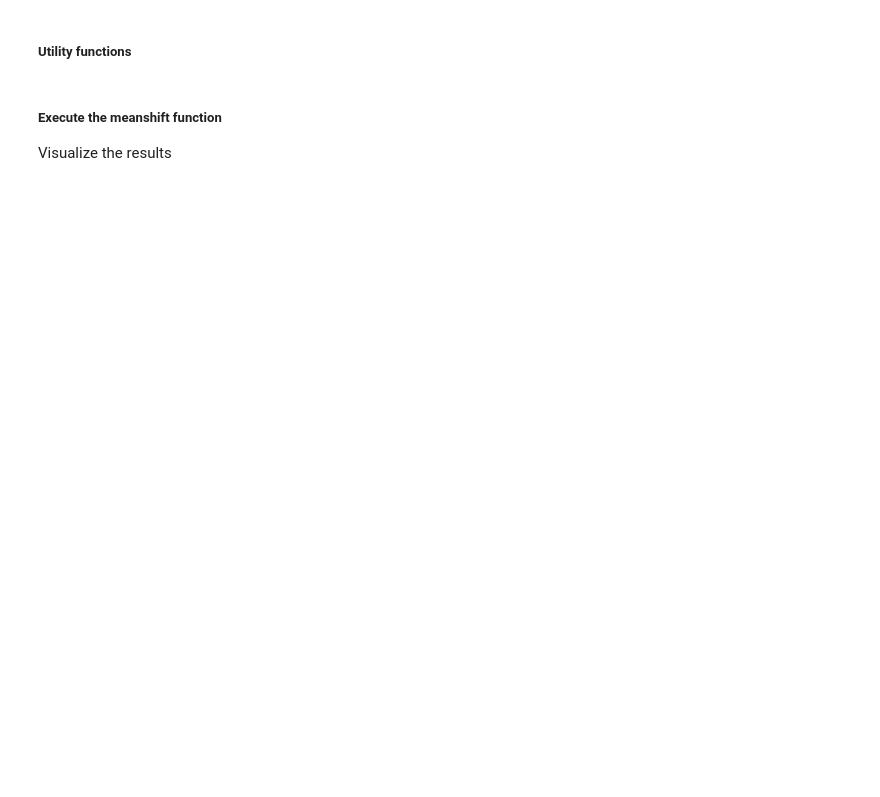
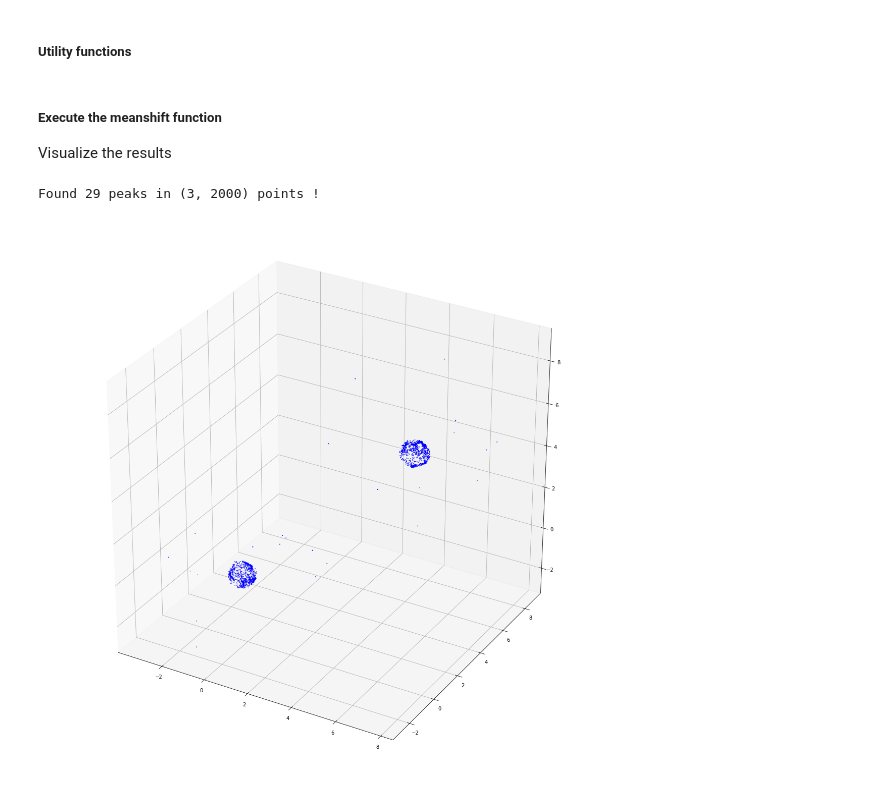
Before and after one commit to DeastinY/computervision, a Jupyter notebook: mean_shift.ipynb, the cells around one changed output. Drawn from its saved outputs; the diff is of its cells as text; code cells hidden in the pictures; blank space fills up the shorter version.

```diff
--- a/mean_shift.ipynb
+++ b/mean_shift.ipynb
@@ -19,7 +21,7 @@ pylab.rcParams['figure.figsize'] = 16, 12
 The matrix is loaded into a numpy array of dimensions (2000, 3)
 # %%
 SAMPLE_DATA = loadmat("pts.mat")['data']
-if True:  # Set to true to show the data
+if False:  # Set to true to show the data
     fig = plt.figure(figsize=(6, 6))
     ax = fig.add_subplot(111, projection="3d")
     ax.scatter(SAMPLE_DATA[0], SAMPLE_DATA[1], SAMPLE_DATA[2])
@@ -140,11 +97,11 @@ def meanshift(data, r):
                 old_peak = peak
             else:
                 # match peak to possible neighbours
-                neighbours = get_neighbours(np.array(peaks), peak, r/2.)
+                neighbours = get_neighbours_cdist(np.array(peaks), peak, r/2.)
                 if len(neighbours) > 1:
                     peak = neighbours[0]
                     break
-                if spatial.distance.euclidean(peak, old_peak) <= 0.01:  # converged
+                elif spatial.distance.euclidean(peak, old_peak) <= 0.01:  # cdist cause len(neighbours)
                     peaks.append(peak)
                     break
                 else:
@@ -158,13 +115,18 @@ def meanshift(data, r):
 # %% [markdown]
 ##### Execute the meanshift function
 Visualize the results
-# %%
-r=20
-#for r in range(5, 25, 5):
-peaks, annotated = meanshift(SAMPLE_DATA, r/10.)
-fig = plt.figure(figsize=(8, 8))
-fig.suptitle("r={}".format(r/10.))
-ax = fig.add_subplot(111, projection="3d")
-x, y, z = zip(*peaks)
-ax.scatter(x, y, z, color="red", s=10)
-ax.scatter(annotated["points"][0], annotated["points"][1], annotated["points"][2])
+# %%
+def visualize_meanshift(image, r):
+    peaks, annotated = meanshift(image, r)
+    p = annotated["points"]
+    print("Found {} peaks in {} points !".format(len(peaks), p.shape[1],))
+    fig = plt.figure(figsize=(20, 20))
+    ax = fig.add_subplot(111, projection="3d")
+    #ax.scatter(*peaks, color="red", s=10)
+    ax.scatter(*p, color="blue", s=1)
+# %%
+visualize_meanshift(SAMPLE_DATA, r=1)
+visualize_meanshift(cv2.imread())
+# %% [output]
+Found 29 peaks in (3, 2000) points !
+[figure, added]
```
Also changed, not shown: parts of 4 cells of this notebook, 1 other file.
